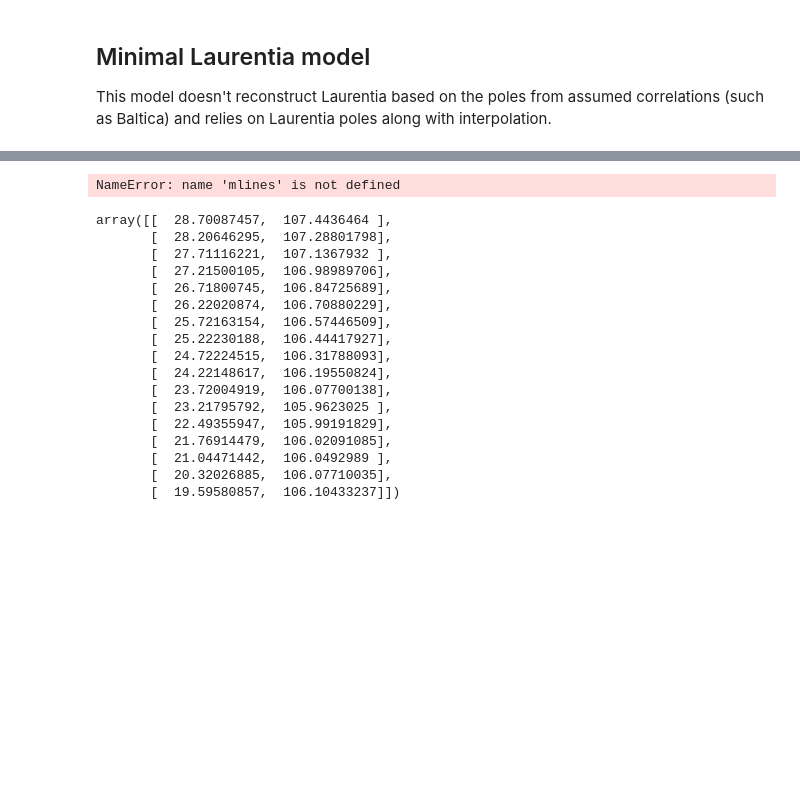
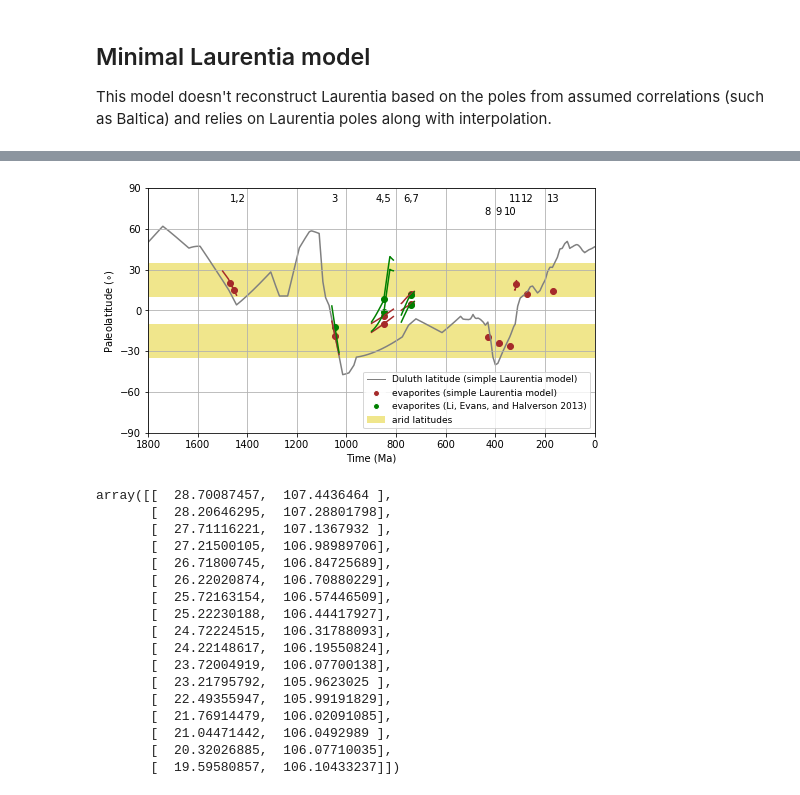
Before and after one commit to Swanson-Hysell-Group/Laurentia_Paleogeography, a Jupyter notebook: Code/Laurentia_reconstructions_generate.ipynb, the cells around one changed output, grey strips where cells are left out. Drawn from its saved outputs; the diff is of its cells as text; code cells hidden in the pictures; blank space fills up the shorter version.

```diff
--- a/Code/Laurentia_reconstructions_generate.ipynb
+++ b/Code/Laurentia_reconstructions_generate.ipynb
@@ -424,7 +427,12 @@ plt.text(evaporites.age[0],80,'1,2',horizontalalignment='left')
 plt.text(evaporites.age[2],80,'3',horizontalalignment='center')
 plt.text(evaporites.age[3],80,'4,5',horizontalalignment='center')
 plt.text(evaporites.age[5],80,'6,7',horizontalalignment='center')
-plt.text(evaporites.age[7],80,'8,9,10',horizontalalignment='left')
+plt.text(evaporites.age[7],70,'8',horizontalalignment='center')
+plt.text(evaporites.age[8],70,'9',horizontalalignment='center')
+plt.text(evaporites.age[9],70,'10',horizontalalignment='center')
+plt.text(evaporites.age[10],80,'11',horizontalalignment='center')
+plt.text(evaporites.age[11]-5,80,'12',horizontalalignment='center')
+plt.text(evaporites.age[12],80,'13',horizontalalignment='center')
 
 south_arid = patches.Rectangle((1800,-35),
                  -1800,
@@ -442,34 +450,34 @@ north_arid = patches.Rectangle((1800,10),
 
 plt.plot(SH_prot_times,SH_prot_trail[:,0],color='grey',zorder=1)
 
 plt.gca().add_patch(north_arid)
 
 
 #plt.title('Paleolatitude of Laurentia evaporites')
 plt.xlabel('Time (Ma)')
 plt.ylabel('Paleolatitude ($\circ$)')
 plt.ylim(-90,90)
 plt.xlim(0,1799)
 plt.gca().set_yticks([-90.,  -60.,  -30.,
                                     0.,   30.,   60., 90.])
 plt.gca().grid()
 plt.gca().invert_xaxis()
 
 
 legend_elements = [Line2D([0], [0], color='grey', lw=1, label='Duluth latitude (simple Laurentia model)'),
                    Line2D([0], [0], marker='o', color='white', label='evaporites (simple Laurentia model)',
                           markerfacecolor='brown', markersize=6),
                    Line2D([0], [0], marker='o', color='white', label='evaporites (Li, Evans, and Halverson 2013)',
                           markerfacecolor='green', markersize=6),
                    Patch(facecolor='khaki', edgecolor='none',
                          label='arid latitudes')]
 
 plt.gca().legend(handles=legend_elements, prop={'size': 9},loc=4)
 
 plt.savefig('../Figures/Laurentia_evaporite_paleolatitude.pdf')
 plt.show()
 # %% [output]
-NameError: name 'mlines' is not defined
+[figure, added]
 # %%
 # %% [output]
 array([[  28.70087457,  107.4436464 ],
```
Also changed, not shown: parts of 7 cells of this notebook, 5 other files.
